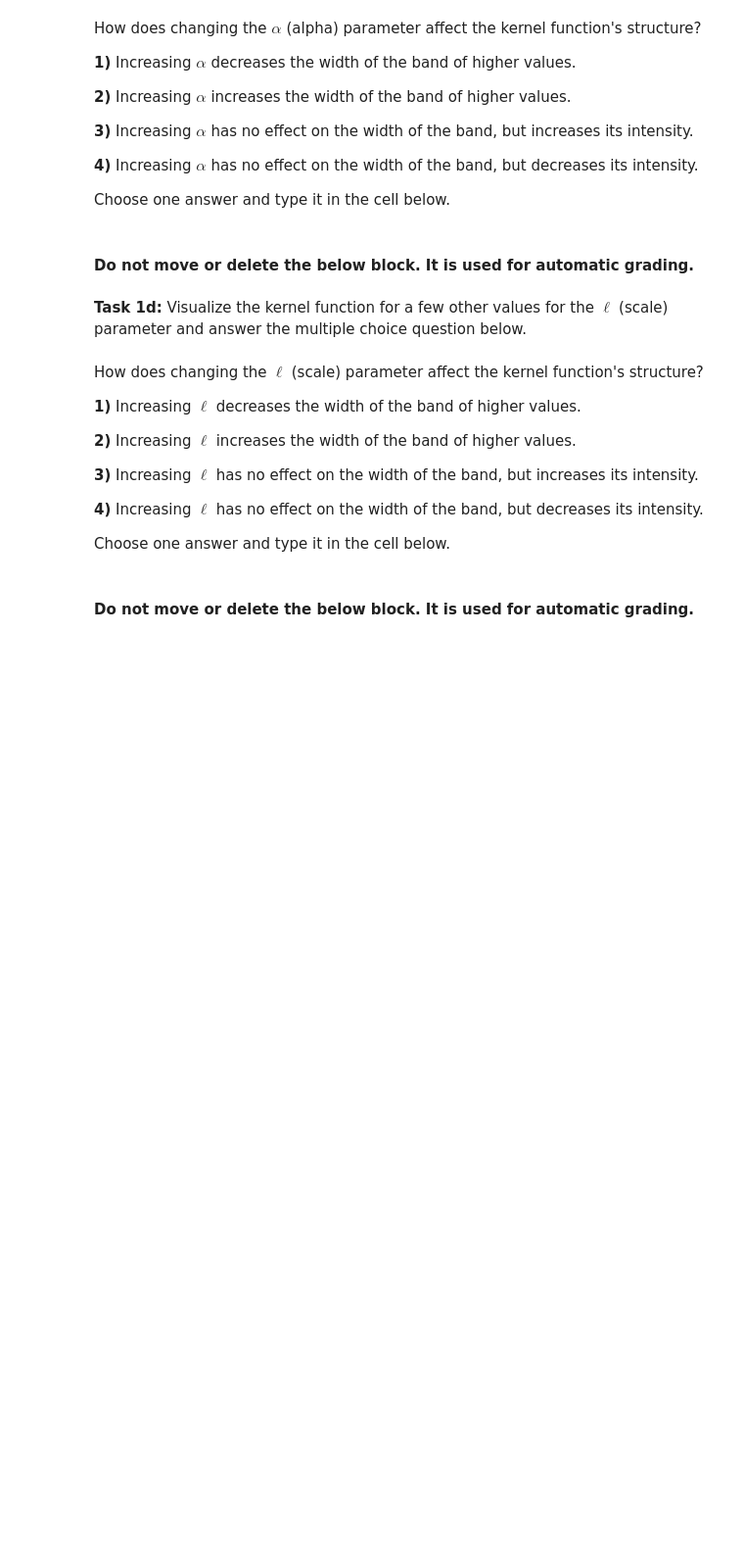
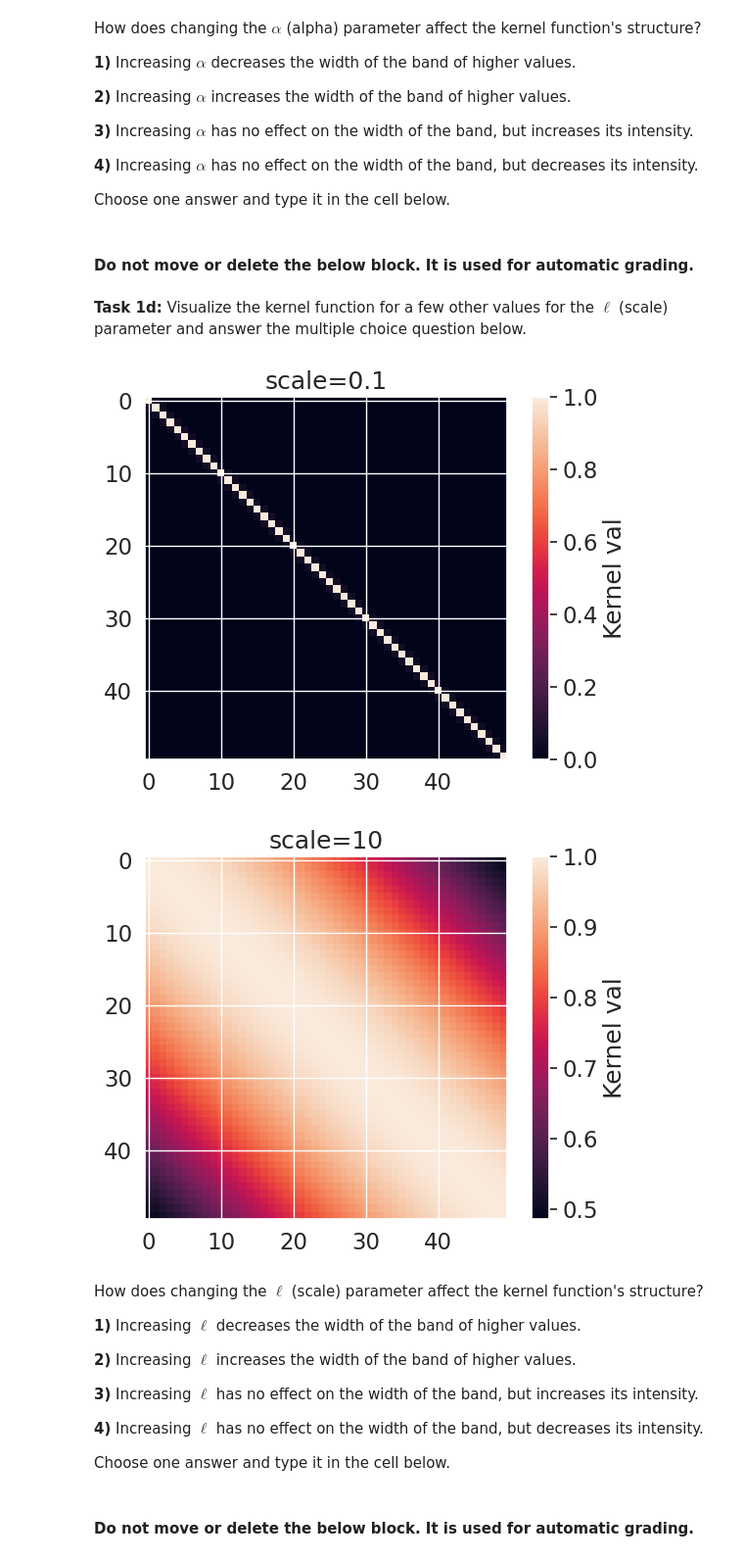
Before and after one commit to Carlos-Elias-Riv/CSAalto, a Jupyter notebook: GPs/assignment2/assignment2.ipynb, the cells around one changed output. Shown at 98% size. Cells and saved outputs as stored; diff of their text form; code cells hidden in the pictures; blank space fills up the shorter version.

```diff
--- a/GPs/assignment2/assignment2.ipynb
+++ b/GPs/assignment2/assignment2.ipynb
@@ -135,3 +149,15 @@ raise NotImplementedError()
+# %%
+# YOUR CODE HERE
+pruebas = [0.1, 10]
+for scale in pruebas:
+    kernelfunction = create_se_kernel(Xp, Xp, alpha=1, scale=scale)
+    plt.imshow(kernelfunction)
+    plt.title(f'scale={scale}')
+    plt.colorbar(label = "Kernel val")
+    plt.show()
+# %% [output]
+[figure, added]
+[figure, added]
 # %% [markdown]
 How does changing the $\ell$ (scale) parameter affect the kernel function's structure?
 
```
Also changed, not shown: parts of 32 cells of this notebook.
